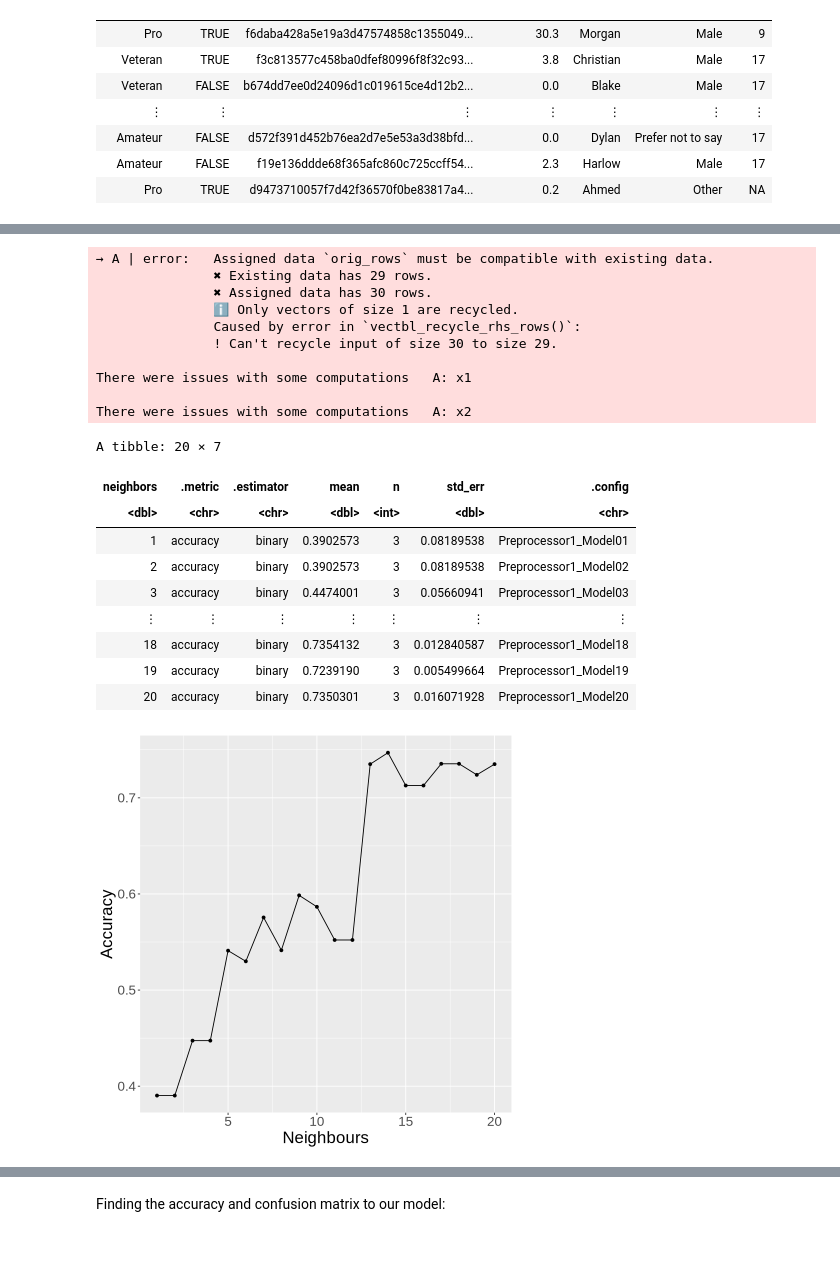
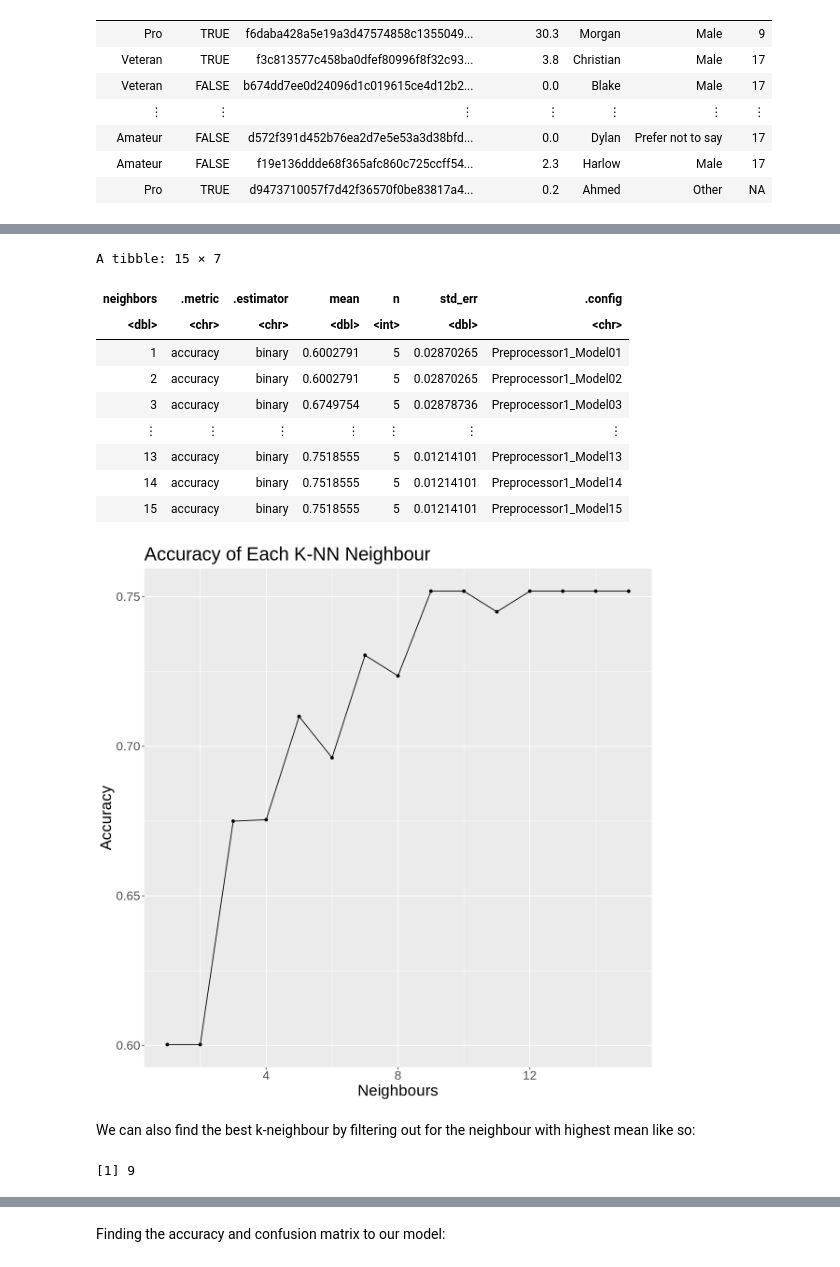
Before and after one commit to frankenstick/dsci-100-final-report, a Jupyter notebook: Video Game Analysis.ipynb, the cells around one changed output, grey strips where cells are left out. Drawn from its saved outputs; the diff is of its cells as text; code cells hidden in the pictures.

Commit message:
New Changes
Made experience variable into a factor and numeric for recipe, plots for subscription proportion against each variable, etc.

```diff
--- a/Video Game Analysis.ipynb
+++ b/Video Game Analysis.ipynb
@@ -93,0 +87,5 @@ From the given players.csv dataset, we know that only the `played_hours` and `Ag
+# %%
+## To treat subscribe and experience as categorical variables
+game_data <- game_data |>
+    mutate(subscribe = as_factor(subscribe)) |>
+    mutate (experience = as_factor(experience))
@@ -93,0 +94,5 @@ From the given players.csv dataset, we know that only the `played_hours` and `Ag
+# %%
+## Removing NA in the Age variable column
+game_data <- game_data |>
+    na.omit (Age)
+game_data
@@ -101,0 +182,3 @@ Tip: Try using a range of box plots, scatterplots, bar charts, line graphs, etc.
+# %%
+game_data <- mutate (game_data, number_experience = as.numeric (experience))
+game_data
@@ -102,9 +196,5 @@ Tip: Try using a range of box plots, scatterplots, bar charts, line graphs, etc.
 # %%
 set.seed (1234)
-
-## To treat subscribe as categorical variable
-game_data <- game_data |>
-        mutate(subscribe = as_factor(subscribe))
 
 ## Splitting data into 75% training and 25% testing
 game_split <- initial_split(game_data, prop = 0.75, strata = subscribe)
@@ -112,56 +202,60 @@ game_train <- training(game_split)
 game_test <- testing(game_split)
 
 ## Game recipe
-game_recipe <- recipe(subscribe ~ played_hours + Age, data = game_train)
+game_recipe <- recipe(subscribe ~ played_hours + Age + number_experience, data = game_train) |>
+    step_scale (all_predictors ()) |>
+    step_scale (all_predictors ())
 
 ## Using spec with tuning k-neighbour
 game_spec <- nearest_neighbor (weight_func = "rectangular", neighbors = tune ()) |>
     set_engine ("kknn") |>
     set_mode ("classification")
 
 ## Cross validation (5-fold)
 game_vfold <- vfold_cv(game_train, v = 5, strata = subscribe)
-k_vals <- tibble (neighbors = seq (from = 1, to = 20))
+k_vals <- tibble (neighbors = seq (from = 1, to = 15, by = 1))
 
 game_fit <- workflow () |>
     add_recipe (game_recipe) |>
     add_model (game_spec) |>
     tune_grid (resamples = game_vfold, grid = k_vals)
 
 ##  Game metrics for accuracy
 game_metrics <- game_fit |>
     collect_metrics () |>
     filter(.metric == "accuracy") |>
     mutate(neighbors = as.double(neighbors))
 game_metrics
 
-## PLOT + HAVE TO ADD LEGEND
+## Plot
 cross_val_plot <- ggplot (game_metrics, aes (x = neighbors, y = mean)) +
     geom_point () +
     geom_line () +
     labs (x = "Neighbours", y = "Accuracy") +
+    ggtitle ("Accuracy of Each K-NN Neighbour") +
     theme (text = element_text (size = 20))
 cross_val_plot
 # %% [output]
-→ A | error:   Assigned data `orig_rows` must be compatible with existing data.
-               ✖ Existing data has 29 rows.
-               ✖ Assigned data has 30 rows.
-               ℹ Only vectors of size 1 are recycled.
-               Caused by error in `vectbl_recycle_rhs_rows()`:
-               ! Can't recycle input of size 30 to size 29.
-
-There were issues with some computations   A: x1
-
-There were issues with some computations   A: x2
+A tibble: 15 × 7
-A tibble: 20 × 7
 | neighbors | .metric | .estimator | mean | n | std_err | .config |
 | <dbl> | <chr> | <chr> | <dbl> | <int> | <dbl> | <chr> |
-| 1 | accuracy | binary | 0.3902573 | 3 | 0.08189538 | Preprocessor1_Model01 |
-| 2 | accuracy | binary | 0.3902573 | 3 | 0.08189538 | Preprocessor1_Model02 |
-| 3 | accuracy | binary | 0.4474001 | 3 | 0.05660941 | Preprocessor1_Model03 |
+| 1 | accuracy | binary | 0.6002791 | 5 | 0.02870265 | Preprocessor1_Model01 |
+| 2 | accuracy | binary | 0.6002791 | 5 | 0.02870265 | Preprocessor1_Model02 |
+| 3 | accuracy | binary | 0.6749754 | 5 | 0.02878736 | Preprocessor1_Model03 |
 | ⋮ | ⋮ | ⋮ | ⋮ | ⋮ | ⋮ | ⋮ |
-| 18 | accuracy | binary | 0.7354132 | 3 | 0.012840587 | Preprocessor1_Model18 |
-| 19 | accuracy | binary | 0.7239190 | 3 | 0.005499664 | Preprocessor1_Model19 |
-| 20 | accuracy | binary | 0.7350301 | 3 | 0.016071928 | Preprocessor1_Model20 |
+| 13 | accuracy | binary | 0.7518555 | 5 | 0.01214101 | Preprocessor1_Model13 |
+| 14 | accuracy | binary | 0.7518555 | 5 | 0.01214101 | Preprocessor1_Model14 |
+| 15 | accuracy | binary | 0.7518555 | 5 | 0.01214101 | Preprocessor1_Model15 |
-[figure, old version]
+[figure, new version]
+# %% [markdown]
+We can also find the best k-neighbour by filtering out for the neighbour with highest mean like so:
+# %%
+# Best K-Neighbour
+best_k <- game_metrics |>
+    arrange (desc (mean)) |>
+    head (1) |>
+    pull (neighbors)
+best_k
+# %% [output]
+[1] 9
 # %% [markdown]
```
Also changed, not shown: parts of 26 cells of this notebook.
